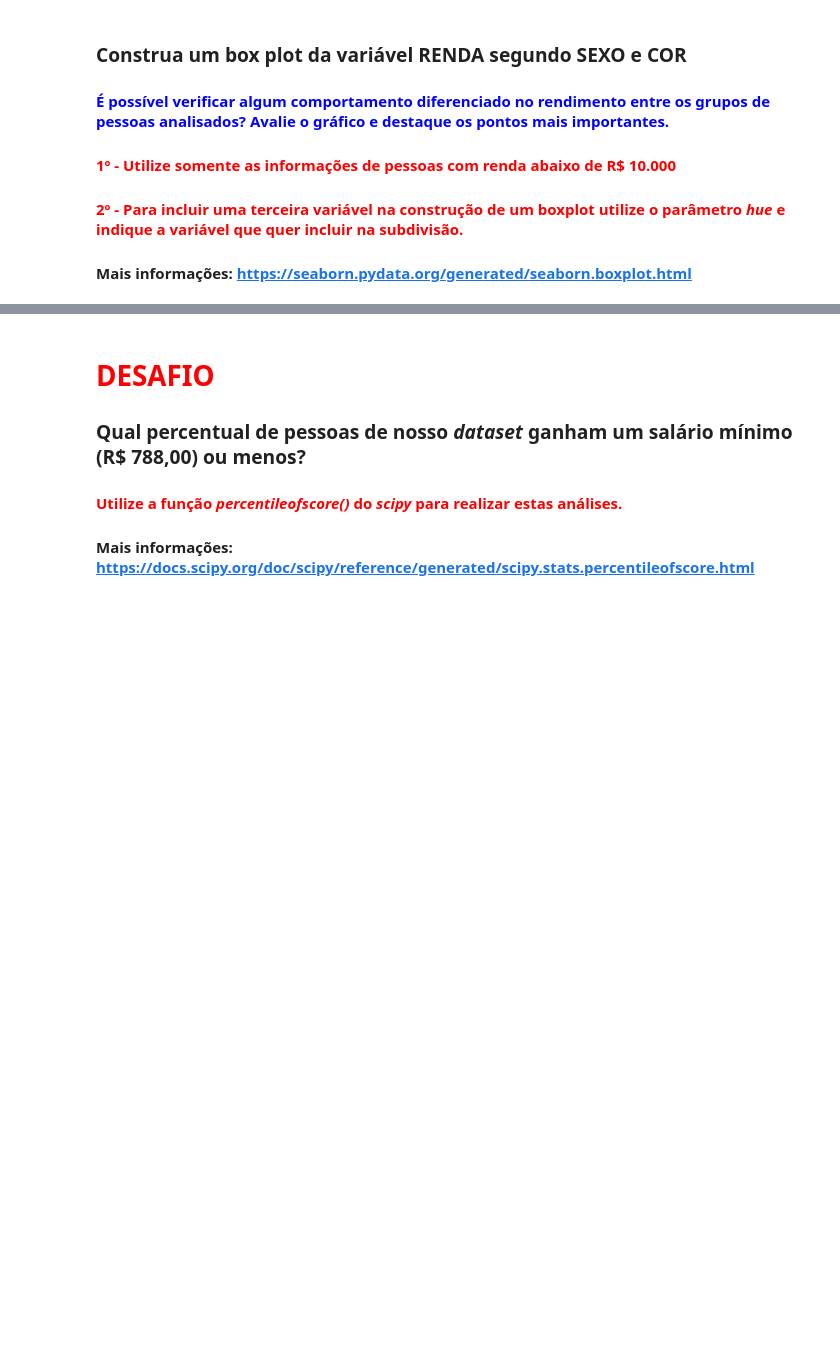
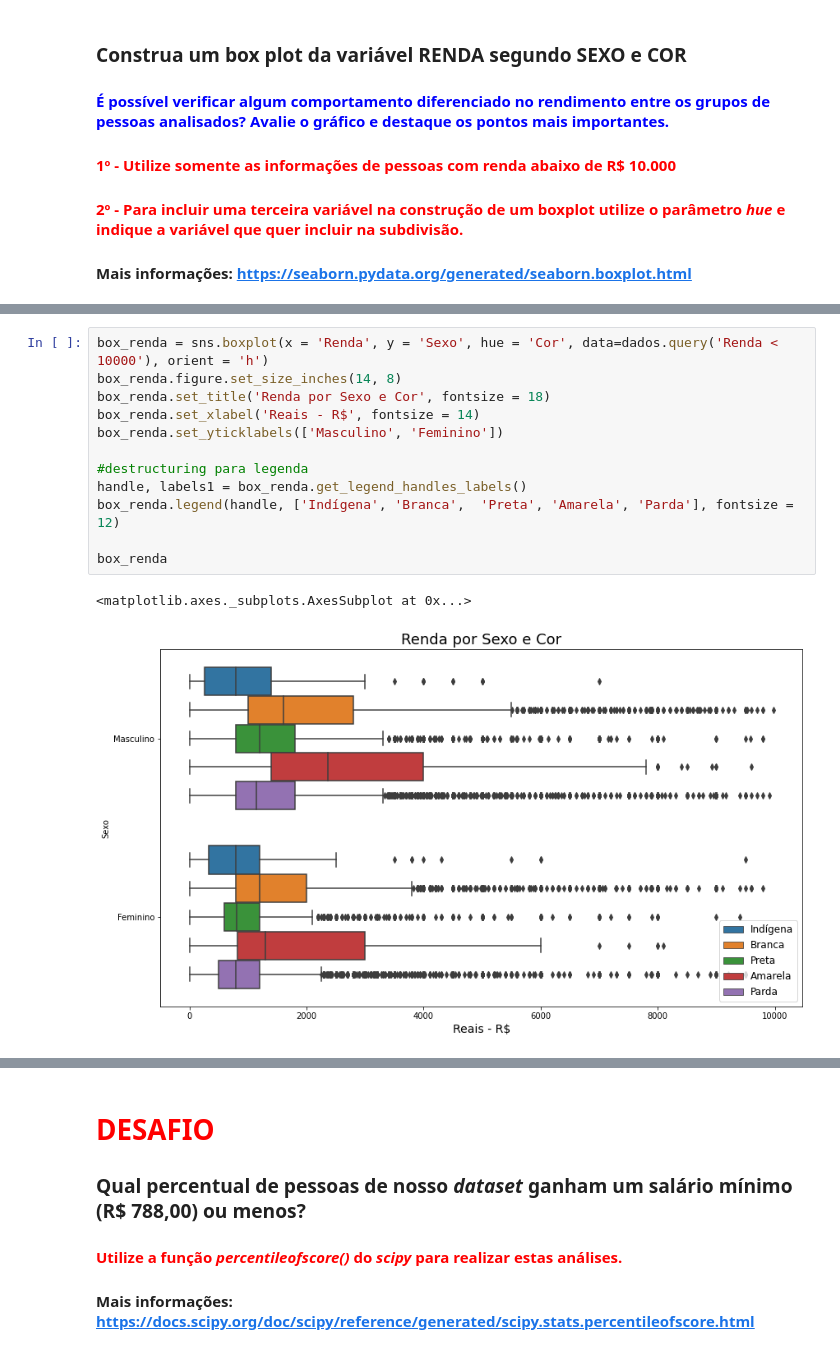
Before and after one commit to jordanfalcao/data-analytics, a Jupyter notebook: Estatísticas com Python/Análise_Descritiva.ipynb, the cells around one changed output, grey strips where cells are left out. Drawn from its saved outputs; the diff is of its cells as text; blank space fills up the shorter version.

```diff
--- a/Estatísticas com Python/Análise_Descritiva.ipynb
+++ b/Estatísticas com Python/Análise_Descritiva.ipynb
@@ -468,0 +500,15 @@ Escreva suas conclusões aqui...
+# %%
+box_renda = sns.boxplot(x = 'Renda', y = 'Sexo', hue = 'Cor', data=dados.query('Renda < 10000'), orient = 'h')
+box_renda.figure.set_size_inches(14, 8)
+box_renda.set_title('Renda por Sexo e Cor', fontsize = 18)
+box_renda.set_xlabel('Reais - R$', fontsize = 14)
+box_renda.set_yticklabels(['Masculino', 'Feminino'])
+
+#destructuring para legenda
+handle, labels1 = box_renda.get_legend_handles_labels()
+box_renda.legend(handle, ['Indígena', 'Branca',  'Preta', 'Amarela', 'Parda'], fontsize = 12)
+
+box_renda
+# %% [output]
+<matplotlib.axes._subplots.AxesSubplot at 0x...>
+[figure, added]
```
Also changed, not shown: parts of 23 cells of this notebook, 1 other file.
